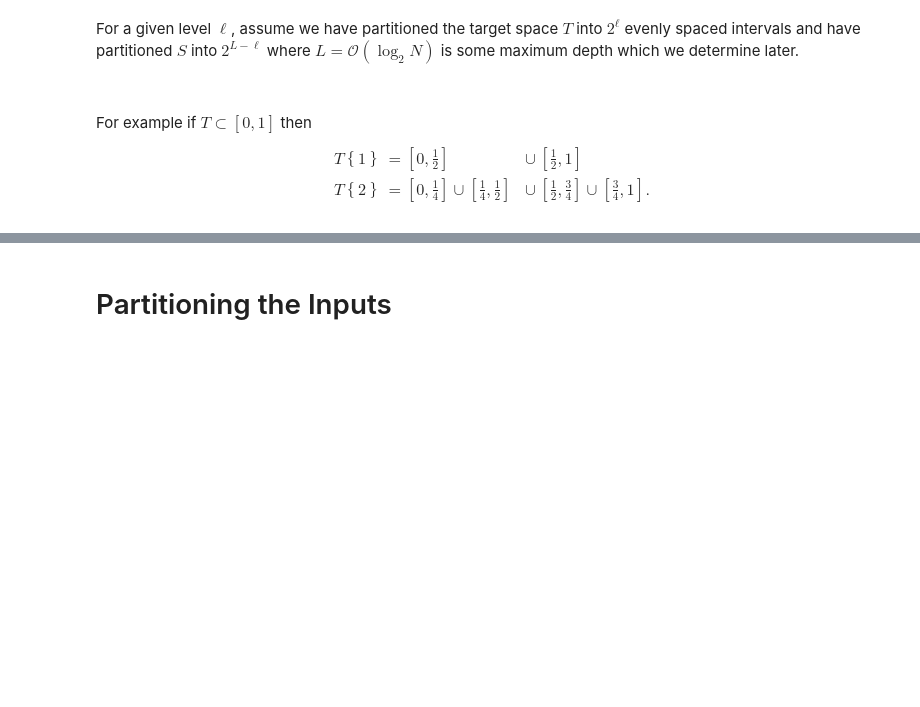
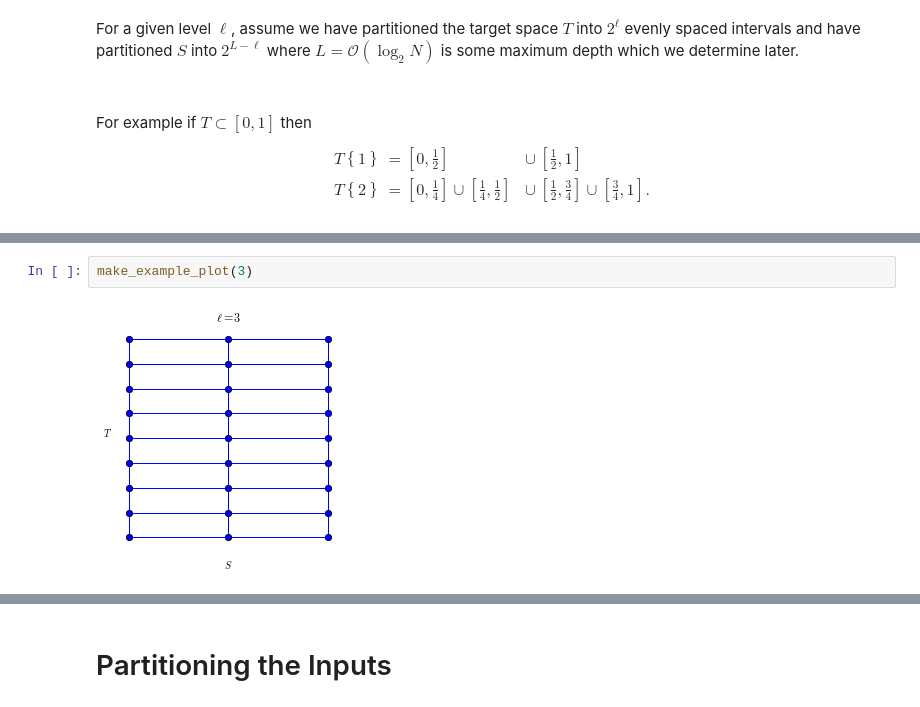
Before and after one commit to dhermes/butterfly-algorithm, a Jupyter notebook: butterfly.ipynb, the cells around one changed output, grey strips where cells are left out. Drawn from its saved outputs; the diff is of its cells as text; blank space fills up the shorter version.

```diff
--- a/butterfly.ipynb
+++ b/butterfly.ipynb
@@ -248,0 +300,4 @@ T\left\{2\right\} &= \left[0, \frac{1}{4}\right] \cup \left[\frac{1}{4},
+# %%
+make_example_plot(3)
+# %% [output]
+[figure, added]
```
Also changed, not shown: parts of 10 cells of this notebook, 1 other file.
